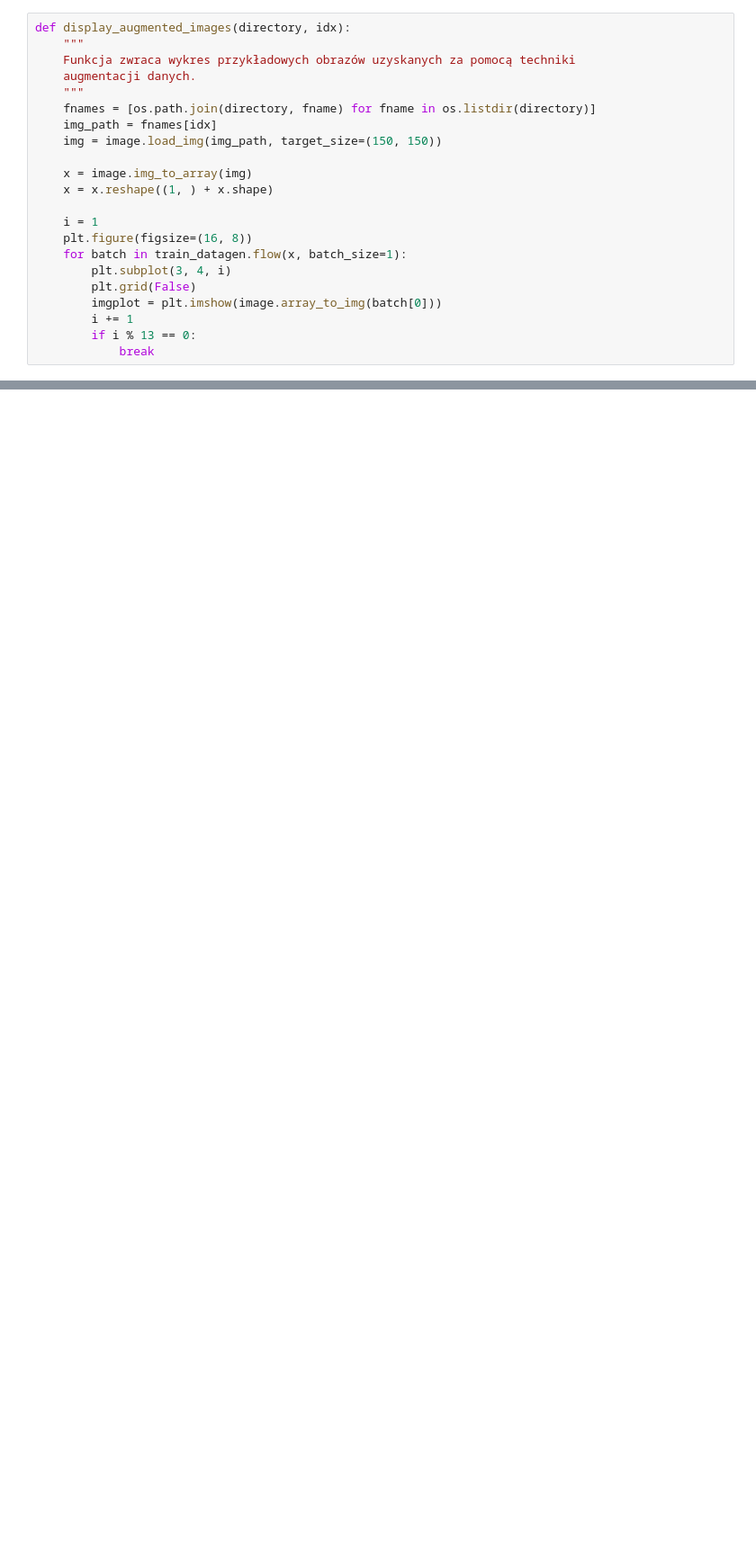
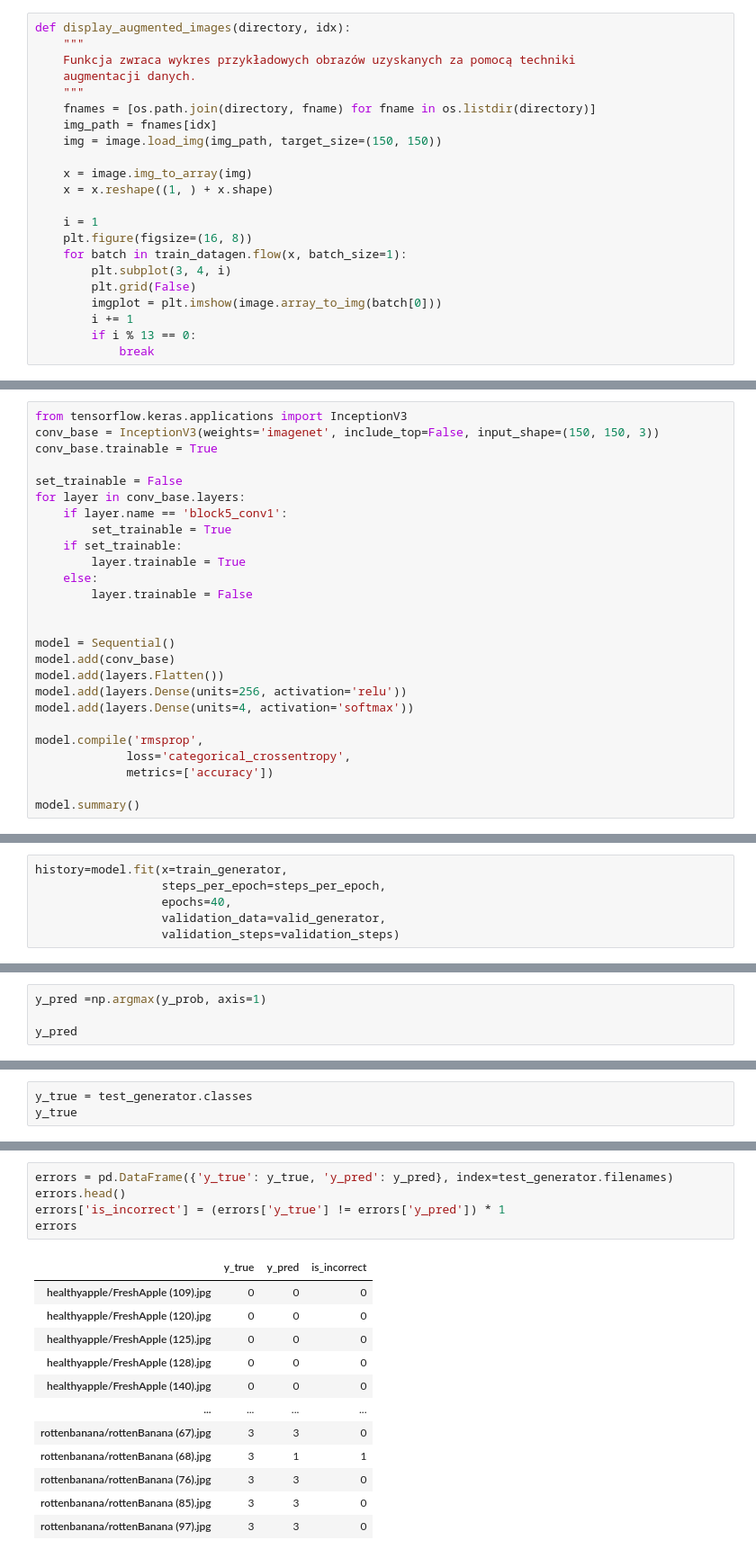
Before and after one commit to Bziukiewicz/tests, a Jupyter notebook: healthyrotten.ipynb, the cells around one changed output, grey strips where cells are left out. Shown at 90% size. Cells and saved outputs as stored; diff of their text form; blank space fills up the shorter version.

```diff
--- a/healthyrotten.ipynb
+++ b/healthyrotten.ipynb
@@ -261,0 +450,26 @@ plt.axis(False)
+# %%
+from tensorflow.keras.applications import InceptionV3
+conv_base = InceptionV3(weights='imagenet', include_top=False, input_shape=(150, 150, 3))
+conv_base.trainable = True
+
+set_trainable = False
+for layer in conv_base.layers:
+    if layer.name == 'block5_conv1':
+        set_trainable = True
+    if set_trainable:
+        layer.trainable = True
+    else:
+        layer.trainable = False
+
+
+model = Sequential()
+model.add(conv_base)
+model.add(layers.Flatten())
+model.add(layers.Dense(units=256, activation='relu'))
+model.add(layers.Dense(units=4, activation='softmax'))
+
+model.compile('rmsprop',
+             loss='categorical_crossentropy',
+             metrics=['accuracy'])
+
+model.summary()
@@ -261,0 +492,6 @@ plt.axis(False)
+# %%
+history=model.fit(x=train_generator,
+                  steps_per_epoch=steps_per_epoch,
+                  epochs=40,
+                  validation_data=valid_generator,
+                  validation_steps=validation_steps)
@@ -261,0 +550,4 @@ plt.axis(False)
+# %%
+y_pred =np.argmax(y_prob, axis=1)
+
+y_pred
@@ -261,0 +566,3 @@ plt.axis(False)
+# %%
+y_true = test_generator.classes
+y_true
@@ -261,0 +581,18 @@ plt.axis(False)
+# %%
+errors = pd.DataFrame({'y_true': y_true, 'y_pred': y_pred}, index=test_generator.filenames)
+errors.head()
+errors['is_incorrect'] = (errors['y_true'] != errors['y_pred']) * 1
+errors
+# %% [output]
+|  | y_true | y_pred | is_incorrect |
+| healthyapple/FreshApple (109).jpg | 0 | 0 | 0 |
+| healthyapple/FreshApple (120).jpg | 0 | 0 | 0 |
+| healthyapple/FreshApple (125).jpg | 0 | 0 | 0 |
+| healthyapple/FreshApple (128).jpg | 0 | 0 | 0 |
+| healthyapple/FreshApple (140).jpg | 0 | 0 | 0 |
+| ... | ... | ... | ... |
+| rottenbanana/rottenBanana (67).jpg | 3 | 3 | 0 |
+| rottenbanana/rottenBanana (68).jpg | 3 | 1 | 1 |
+| rottenbanana/rottenBanana (76).jpg | 3 | 3 | 0 |
+| rottenbanana/rottenBanana (85).jpg | 3 | 3 | 0 |
+| rottenbanana/rottenBanana (97).jpg | 3 | 3 | 0 |
```
Also changed, not shown: parts of 37 cells of this notebook.
